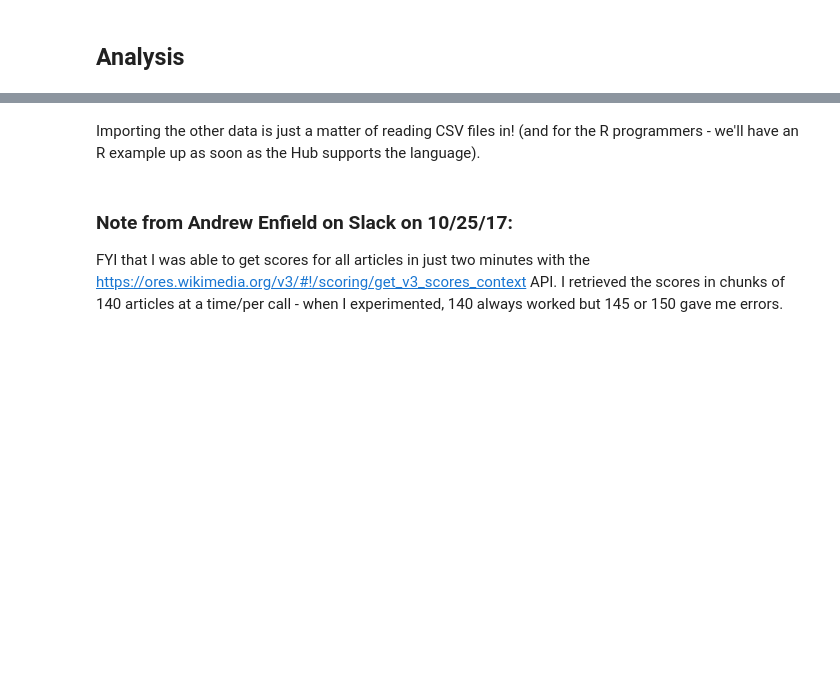
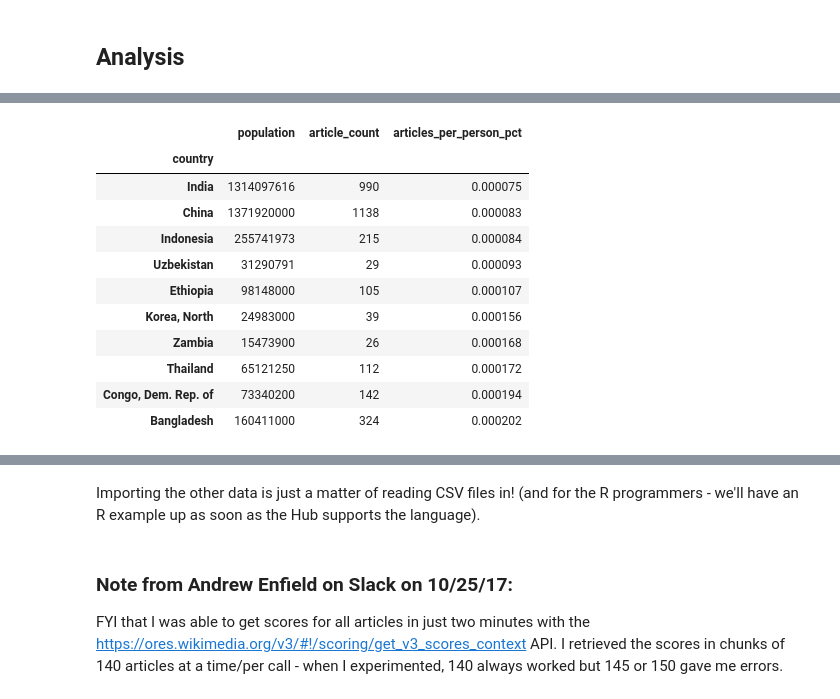
Before and after one commit to rexthompson/data-512-a2, a Jupyter notebook: hcds-a2-bias.ipynb, the cells around one changed output, grey strips where cells are left out. Saved outputs shown, nothing was run; the diff lists cells and outputs as text; code cells hidden in the pictures; blank space fills up the shorter version.

```diff
--- a/hcds-a2-bias.ipynb
+++ b/hcds-a2-bias.ipynb
@@ -191,0 +263,19 @@ pd.DataFrame(merged_df_new.groupby(['country']).count())
+# %%
+#######################################
+##### Last 10 (lowest at the top) #####
+#######################################
+
+article_count_and_population.tail(10).sort_values('articles_per_person_pct')
+# %% [output]
+|  | population | article_count | articles_per_person_pct |
+| country |  |  |  |
+| India | 1314097616 | 990 | 0.000075 |
+| China | 1371920000 | 1138 | 0.000083 |
+| Indonesia | 255741973 | 215 | 0.000084 |
+| Uzbekistan | 31290791 | 29 | 0.000093 |
+| Ethiopia | 98148000 | 105 | 0.000107 |
+| Korea, North | 24983000 | 39 | 0.000156 |
+| Zambia | 15473900 | 26 | 0.000168 |
+| Thailand | 65121250 | 112 | 0.000172 |
+| Congo, Dem. Rep. of | 73340200 | 142 | 0.000194 |
+| Bangladesh | 160411000 | 324 | 0.000202 |
```
Also changed, not shown: parts of 55 cells of this notebook, 2 other files.
